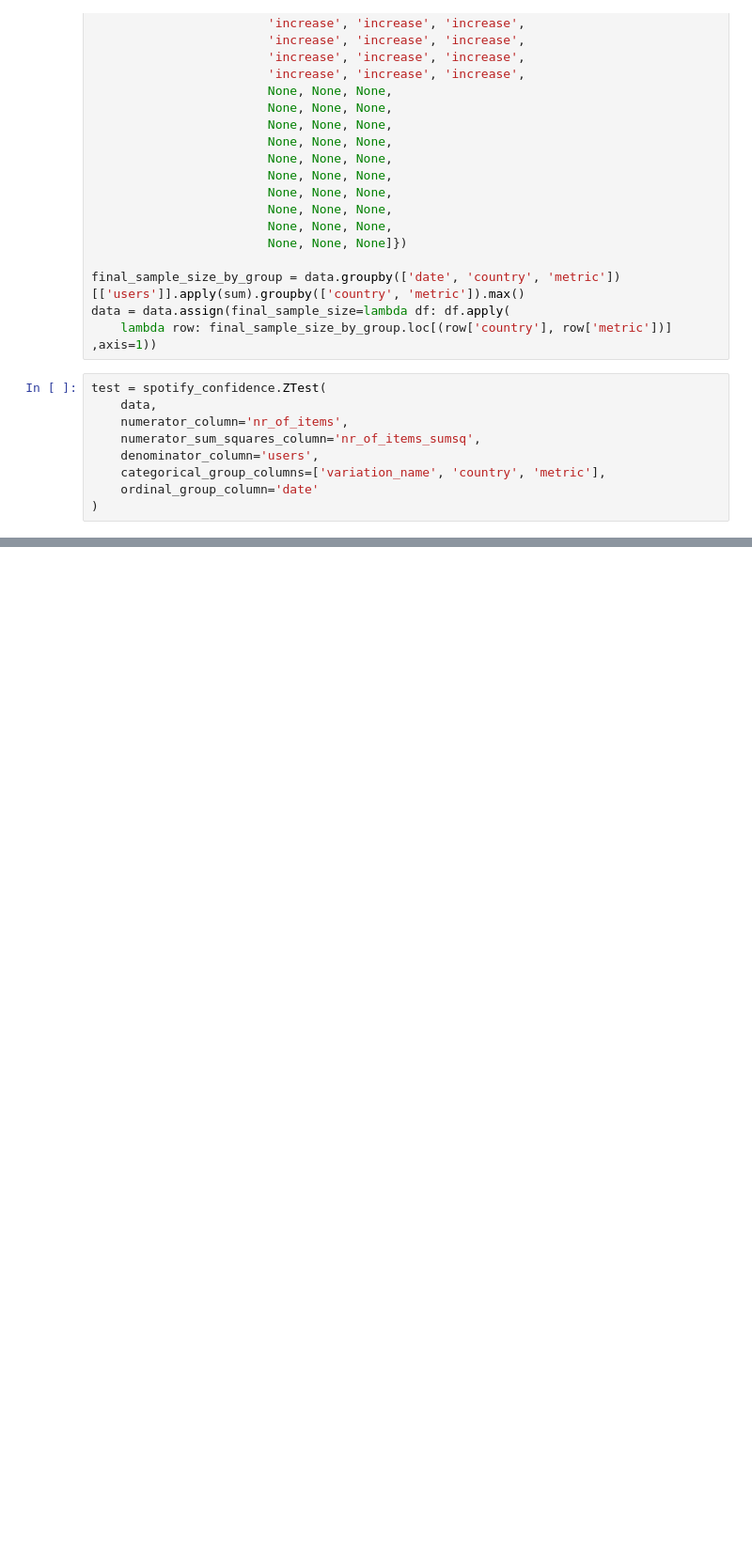
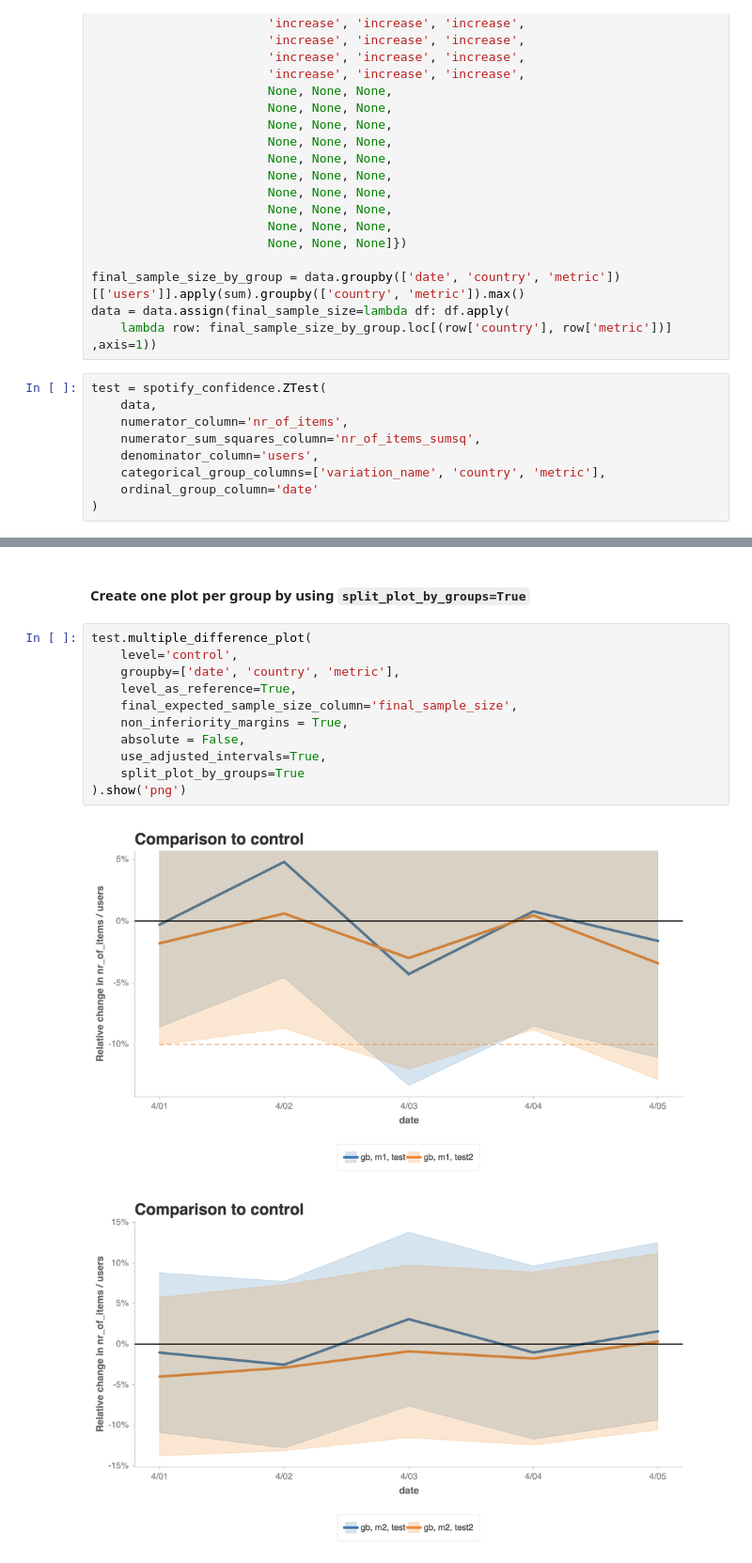
Before and after one commit to spotify/confidence, a Jupyter notebook: examples/Confidence Examples - Sequential.ipynb, the cells around one changed output, grey strips where cells are left out. Shown at 94% size. Saved outputs shown, nothing was run; the diff lists cells and outputs as text; blank space fills up the shorter version.

Commit message:
Demonstrate usage of new split_plot_by_groups_argument in notebooks

```diff
--- a/examples/Confidence Examples - Sequential.ipynb
+++ b/examples/Confidence Examples - Sequential.ipynb
@@ -186,0 +187,16 @@ WebDriverException: Message: 'chromedriver' executable needs to be in PATH. Plea
+# %% [markdown]
+#### Create one plot per group by using `split_plot_by_groups=True`
+# %%
+test.multiple_difference_plot(
+    level='control',
+    groupby=['date', 'country', 'metric'],
+    level_as_reference=True,
+    final_expected_sample_size_column='final_sample_size',
+    non_inferiority_margins = True,
+    absolute = False,
+    use_adjusted_intervals=True,
+    split_plot_by_groups=True
+).show('png')
+# %% [output]
+[figure, added]
+[figure, added]
```
Also changed, not shown: parts of 3 cells of this notebook, 1 other file.
